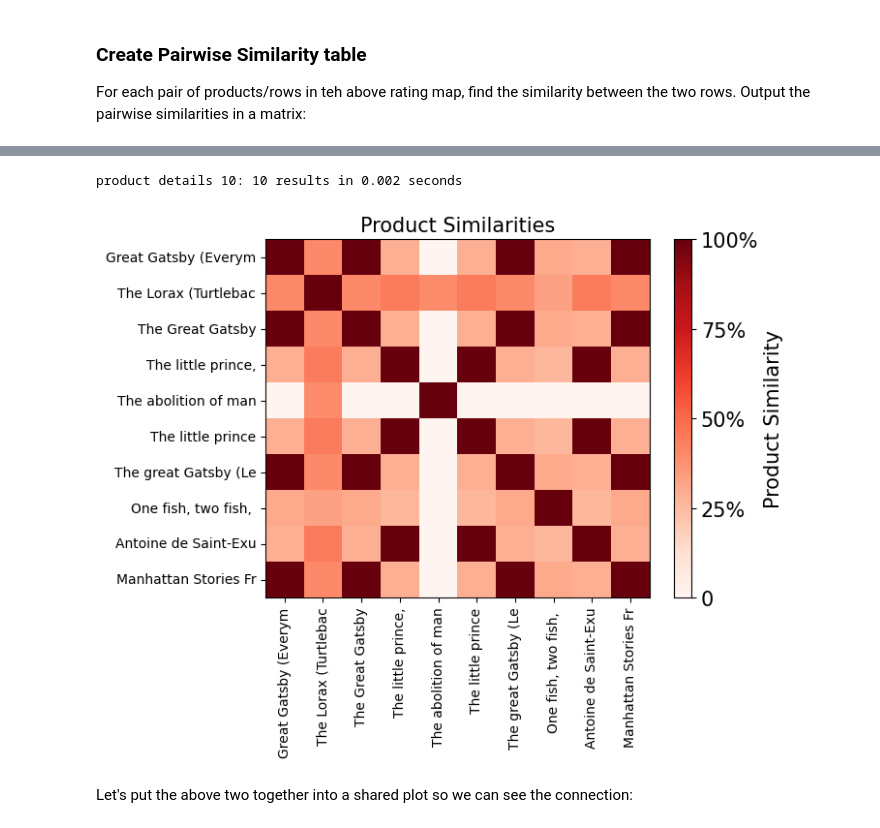
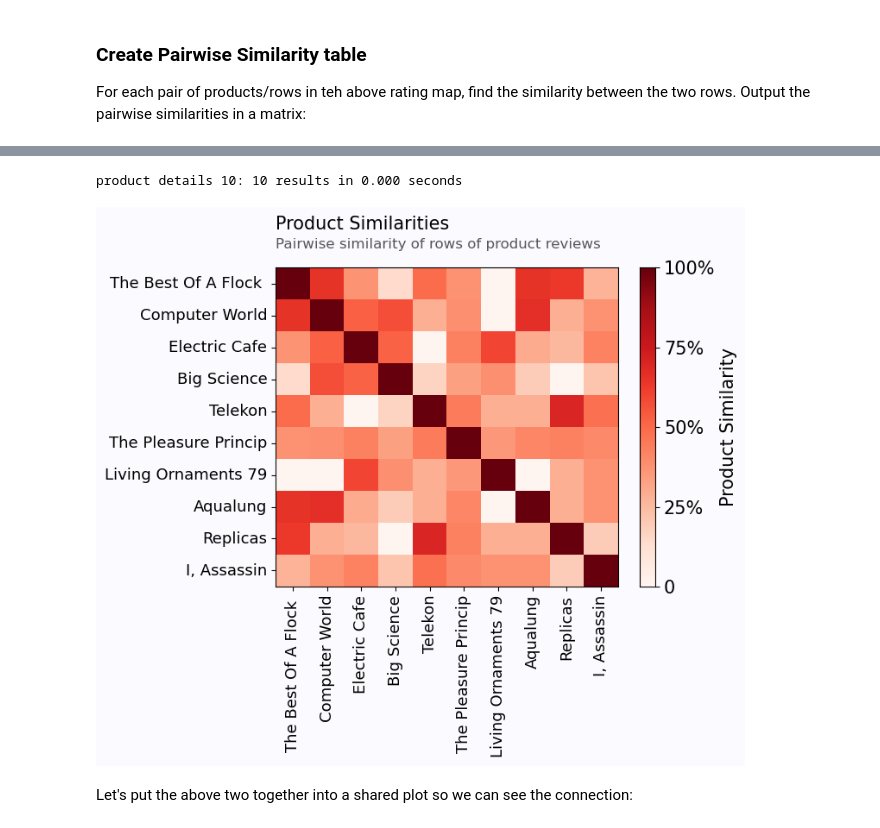
Before and after one commit to RolfHendriks/presto, a Jupyter notebook: presto/04-recommendations.ipynb, the cells around one changed output, grey strips where cells are left out. Drawn from its saved outputs; the diff is of its cells as text; code cells hidden in the pictures.

```diff
--- a/presto/04-recommendations.ipynb
+++ b/presto/04-recommendations.ipynb
@@ -29,8 +29,9 @@ This worksheet explores the inner workings of Presto! - transforming reviews int
 max_product_pool_size = 10
 max_user_pool_size = 20
 fill_value = 0
-title = 'The Lorax'
+category = 'Music'
+title = 'The Pleasure Principle'
 # %%
-product = q.find_products('Books', search_term = title, conn = conn).loc[0]
+product = q.find_products(category, search_term = title, conn = conn).loc[0]
 product
 # %% [output]
@@ -168,29 +195,30 @@ pairwise_cosine_similarities
 # %%
-def plot_pairwise_similarities(data: pd.DataFrame, id: str, conn, product_name_limit = 20, ax = None, cbar_kws = None):
+def plot_pairwise_similarities(data: pd.DataFrame, id: str, conn, product_name_limit = 20, ax = None, cbar_kws = None, title_fontsize = 15, cbar_fontsize = 15, axis_fontsize = 13):
     ax = ax or plt.gca()
     ax = sns.heatmap(data, vmin = 0, vmax = 1, cmap = 'Reds', ax = ax, cbar_kws = cbar_kws)
     colorbar = ax.collections[0].colorbar
-    colorbar.set_label('Product Similarity', fontsize = 15)
+    colorbar.set_label('Product Similarity', fontsize = cbar_fontsize)
     colorbar.set_ticks([0, .25, .5, .75, 1])
-    colorbar.set_ticklabels(['0', '25%', '50%', '75%', '100%'], fontsize = 15)
+    colorbar.set_ticklabels(['0', '25%', '50%', '75%', '100%'], fontsize = cbar_fontsize)
     for spine in ['top', 'bottom', 'left', 'right']:
         colorbar.ax.spines[spine].set_visible(True)
         ax.spines[spine].set_visible(True)
     product_names = q.get_product_details(data.index, conn, select = 'title')['title']
     product_names = product_names.map(lambda title: title[:product_name_limit])
-    ax.xaxis.set_ticklabels(product_names)
-    ax.yaxis.set_ticklabels(product_names)
-    ax.set_title('Product Similarities', fontsize = 15)
+    ax.xaxis.set_ticklabels(product_names, fontsize = axis_fontsize)
+    ax.yaxis.set_ticklabels(product_names, fontsize = axis_fontsize)
+    ax.set_title('Product Similarities', fontsize = title_fontsize, loc = 'left')
+    add_title_and_subtitle(ax, 'Product Similarities', 'Pairwise similarity of rows of product reviews')
     ax.yaxis.label.set_visible(False)
     ax.xaxis.label.set_visible(False)
     return ax
 
 pairwise_similarities = pairwise_cosine_similarities.map(lambda x: 1 - x)
 plot_pairwise_similarities(pairwise_similarities, product.id, conn)
 plt.gcf().savefig('../images/recommendation-similarities.png', bbox_inches = 'tight')
 # %% [output]
-product details 10: 10 results in 0.002 seconds
+product details 10: 10 results in 0.000 seconds
-[figure, old version]
+[figure, new version]
 # %% [markdown]
 Let's put the above two together into a shared plot so we can see the connection:
 # %%
```
Also changed, not shown: parts of 10 cells of this notebook, 15 other files.
